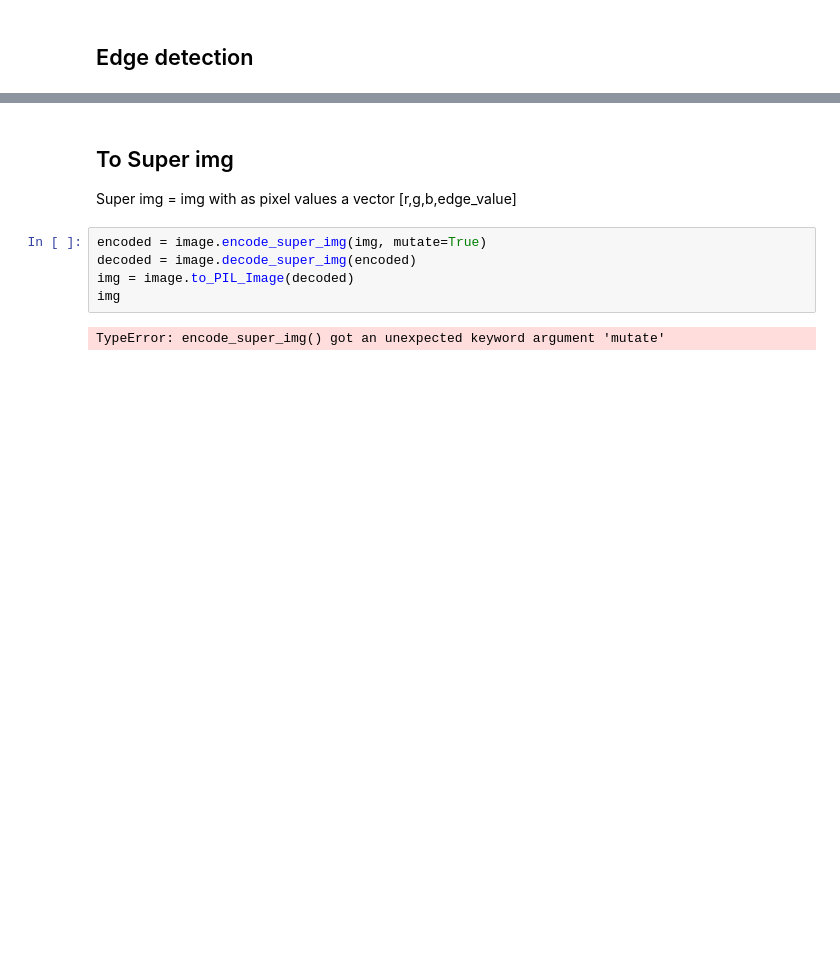
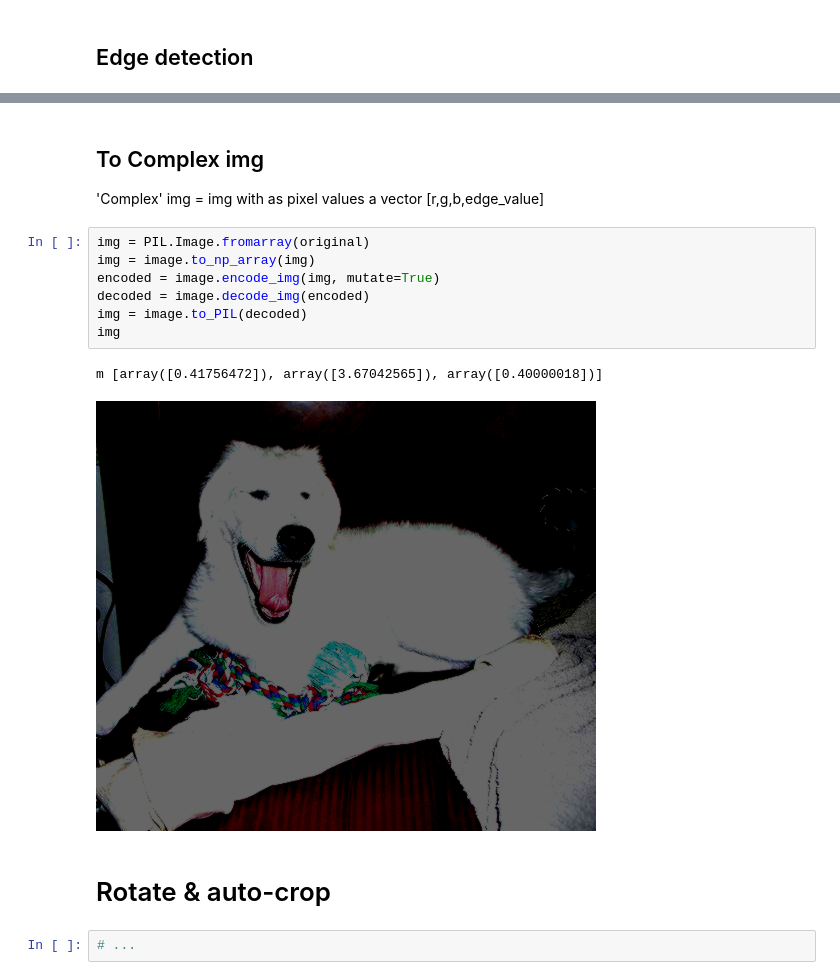
Before and after one commit to voschezang/trash-image-classification, a Jupyter notebook: src/image-transformations.ipynb, the cells around one changed output, grey strips where cells are left out. Saved outputs shown, nothing was run; the diff lists cells and outputs as text; blank space fills up the shorter version.

```diff
--- a/src/image-transformations.ipynb
+++ b/src/image-transformations.ipynb
@@ -106,10 +111,17 @@ img
 # %% [markdown]
-## To Super img
-Super img = img with as pixel values a vector [r,g,b,edge_value]
+## To Complex img
+'Complex' img = img with as pixel values a vector [r,g,b,edge_value]
 # %%
-encoded = image.encode_super_img(img, mutate=True)
-decoded = image.decode_super_img(encoded)
-img = image.to_PIL_Image(decoded)
+img = PIL.Image.fromarray(original)
+img = image.to_np_array(img)
+encoded = image.encode_img(img, mutate=True)
+decoded = image.decode_img(encoded)
+img = image.to_PIL(decoded)
 img
 # %% [output]
-TypeError: encode_super_img() got an unexpected keyword argument 'mutate'
+m [array([0.41756472]), array([3.67042565]), array([0.40000018])]
+[figure, added]
+# %% [markdown]
+# Rotate & auto-crop
+# %%
+# ...
```
Also changed, not shown: parts of 15 cells of this notebook, 2 other files.
